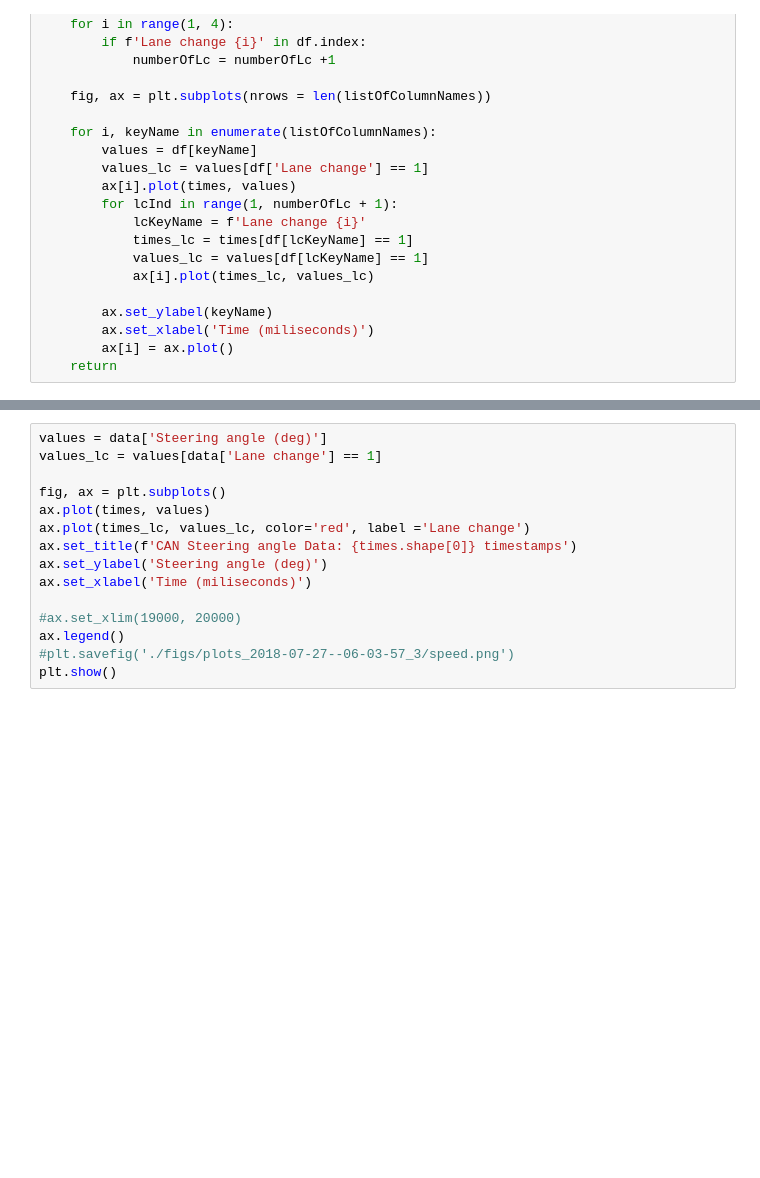
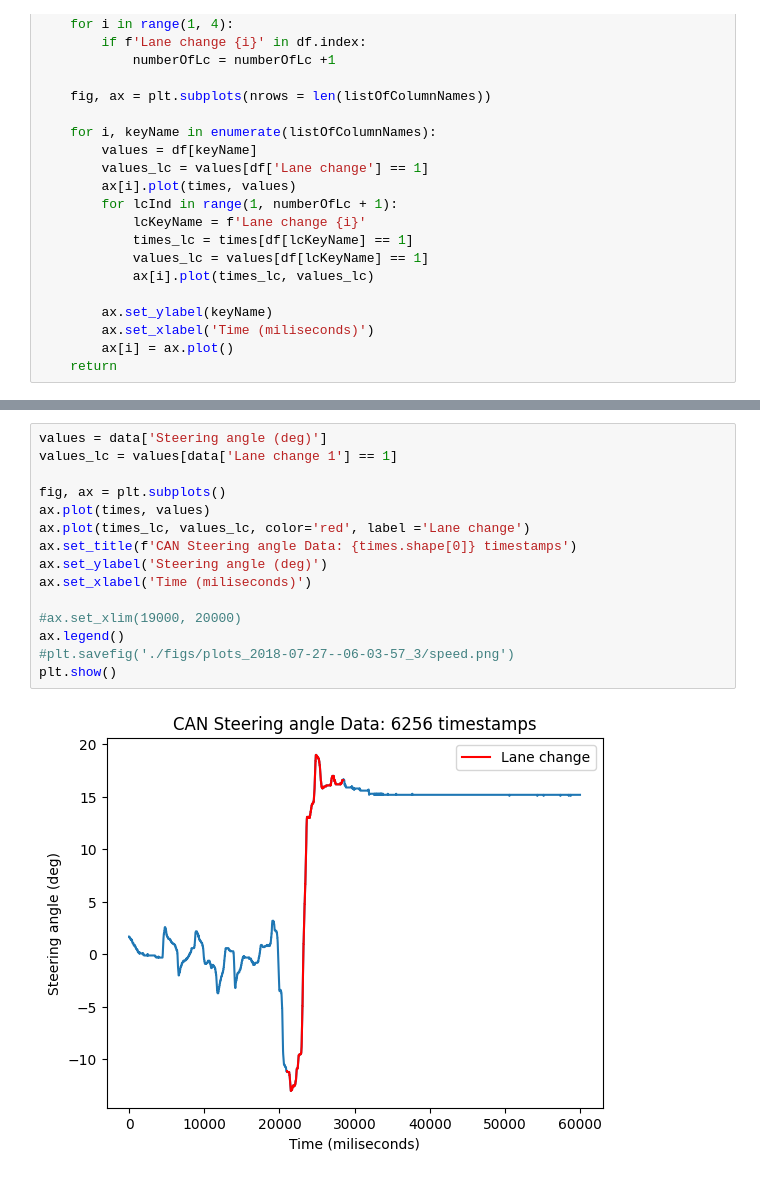
Before and after one commit to beatrizcabdan/DiverSFC, a Jupyter notebook: 251001_merge_sensor_data.ipynb, the cells around one changed output, grey strips where cells are left out. Cells and saved outputs as stored; diff of their text form; blank space fills up the shorter version.

```diff
--- a/251001_merge_sensor_data.ipynb
+++ b/251001_merge_sensor_data.ipynb
@@ -136,18 +143,20 @@ FileNotFoundError: ./data/Lanechangecitos/2018-07-31--20-50-28_6/processed_log/C
 # %%
 values = data['Steering angle (deg)']
-values_lc = values[data['Lane change'] == 1]
+values_lc = values[data['Lane change 1'] == 1]
 
 fig, ax = plt.subplots()
 ax.plot(times, values)
 ax.plot(times_lc, values_lc, color='red', label ='Lane change')
 ax.set_title(f'CAN Steering angle Data: {times.shape[0]} timestamps')
 ax.set_ylabel('Steering angle (deg)')
 ax.set_xlabel('Time (miliseconds)')
 
 #ax.set_xlim(19000, 20000)
 ax.legend()
 #plt.savefig('./figs/plots_2018-07-27--06-03-57_3/speed.png')
 plt.show()
+# %% [output]
+[figure, added]
 # %%
 fig, ax = plt.subplots(nrows=3, figsize = (8,12))
 
```
Also changed, not shown: parts of 7 cells of this notebook.
